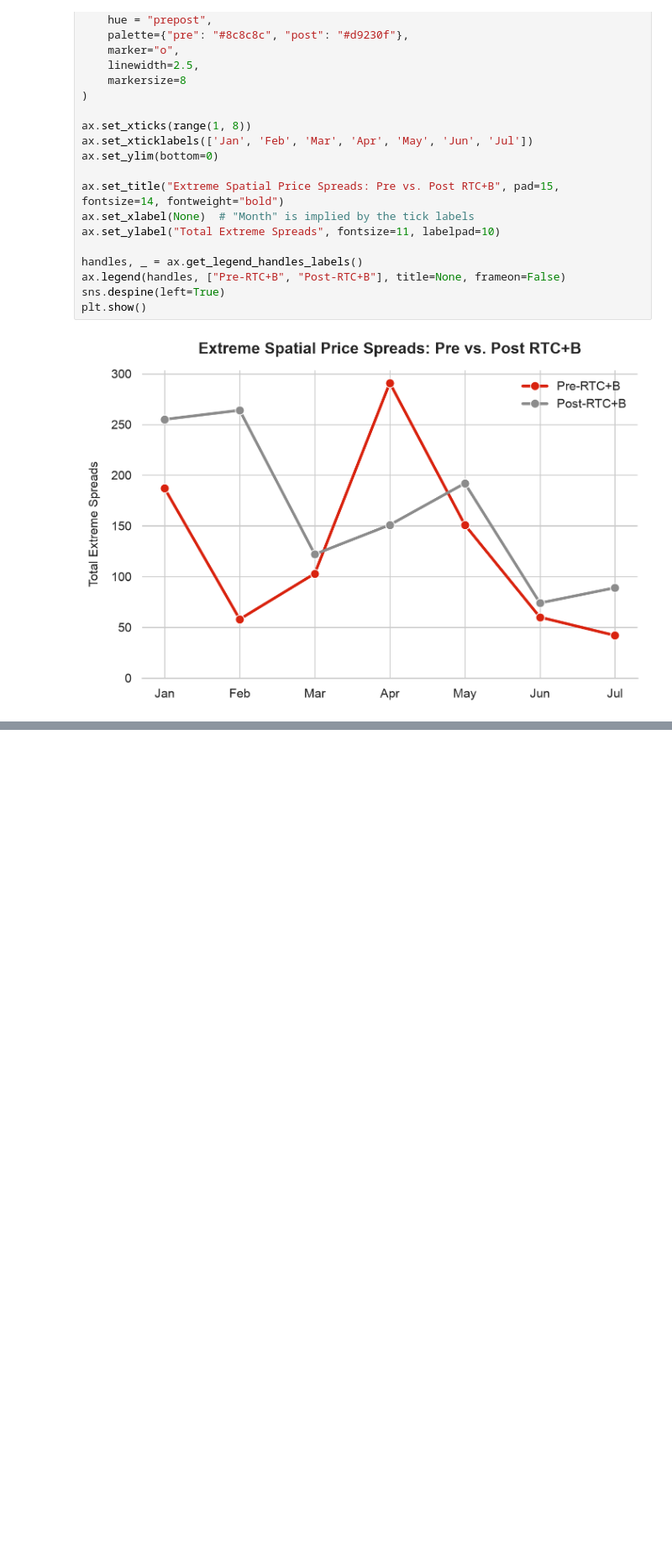
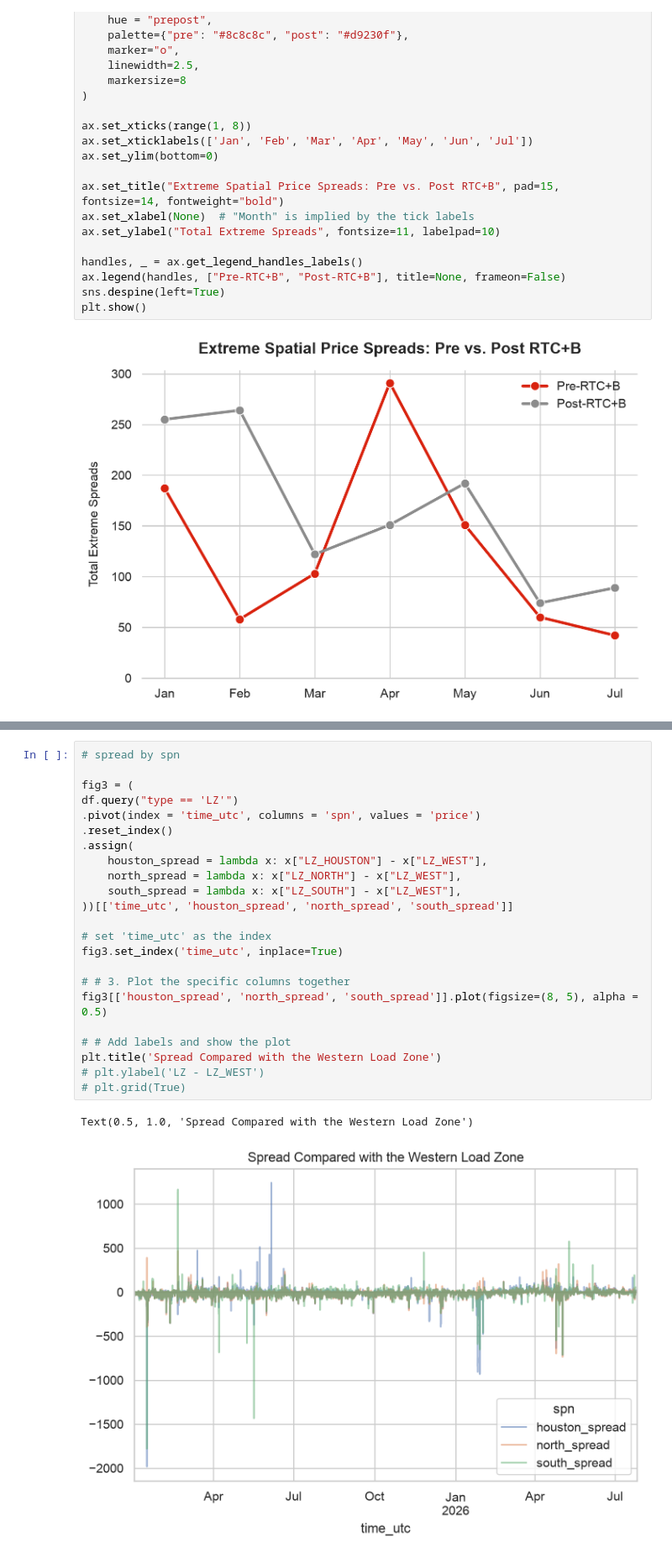
Before and after one commit to dbreynol/a26, a Jupyter notebook: projects/analytics.ipynb, the cells around one changed output, grey strips where cells are left out. Shown at 84% size. Saved outputs shown, nothing was run; the diff lists cells and outputs as text; blank space fills up the shorter version.

```diff
--- a/projects/analytics.ipynb
+++ b/projects/analytics.ipynb
@@ -59,0 +95,26 @@ plt.show()
+# %%
+# spread by spn
+
+fig3 = (
+df.query("type == 'LZ'")
+.pivot(index = 'time_utc', columns = 'spn', values = 'price')
+.reset_index()
+.assign(
+    houston_spread = lambda x: x["LZ_HOUSTON"] - x["LZ_WEST"],
+    north_spread = lambda x: x["LZ_NORTH"] - x["LZ_WEST"],
+    south_spread = lambda x: x["LZ_SOUTH"] - x["LZ_WEST"],
+))[['time_utc', 'houston_spread', 'north_spread', 'south_spread']]
+
+# set 'time_utc' as the index
+fig3.set_index('time_utc', inplace=True)
+
+# # 3. Plot the specific columns together
+fig3[['houston_spread', 'north_spread', 'south_spread']].plot(figsize=(8, 5), alpha = 0.5)
+
+# # Add labels and show the plot
+plt.title('Spread Compared with the Western Load Zone')
+# plt.ylabel('LZ - LZ_WEST')
+# plt.grid(True)
+# %% [output]
+Text(0.5, 1.0, 'Spread Compared with the Western Load Zone')
+[figure, added]
```
Also changed, not shown: parts of 4 cells of this notebook, 1 other file.
